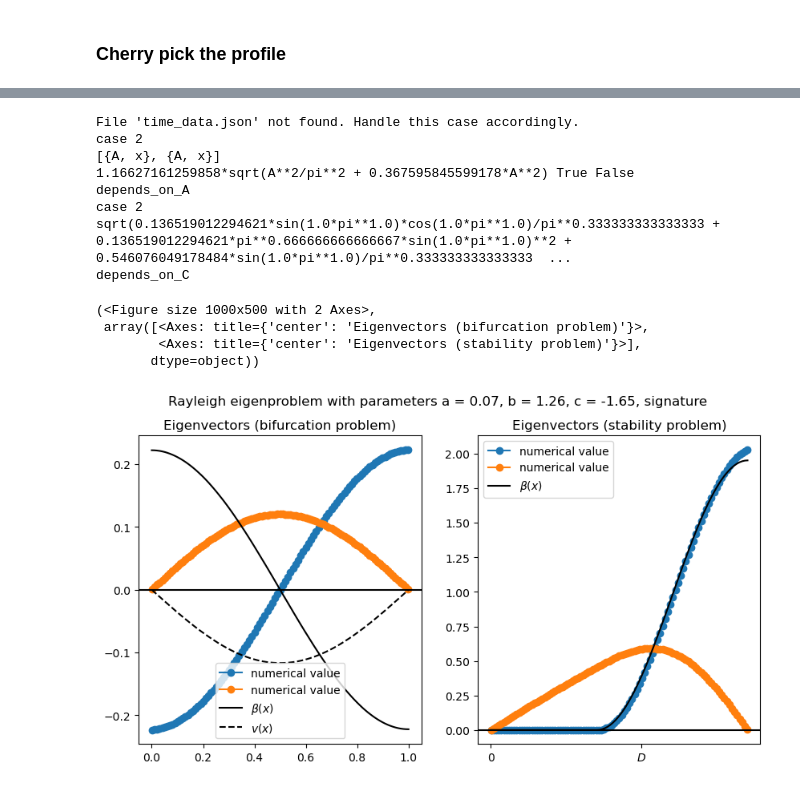
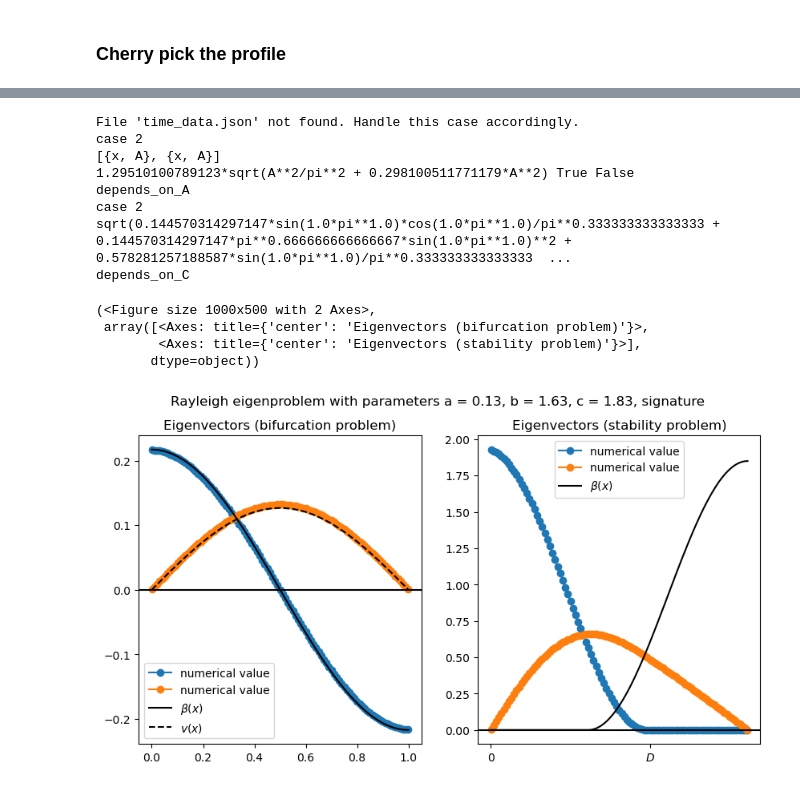
Before and after one commit to kumiori/irrevolutions, a Jupyter notebook: playground/nb/JOSS_paper_figures_rayleigh_benchmark.ipynb, the cells around one changed output, grey strips where cells are left out. Cells and saved outputs as stored; diff of their text form; code cells hidden in the pictures.

Commit message:
moving Rayleigh to playground, remove hardcoded sigs, and minor

```diff
--- a/playground/nb/JOSS_paper_figures_rayleigh_benchmark.ipynb
+++ b/playground/nb/JOSS_paper_figures_rayleigh_benchmark.ipynb
@@ -187,6 +188,2 @@ def solve_eigenspace_vector(parameters, idx = 0):
 # %% [output]
 fd270a2cea62d7b0546f0d9f12189e39
-# %%
-experiment = '../../test/output/rayleigh-benchmark/MPI-1/fd270a2cea62d7b0546f0d9f12189e39'
-
-params, data, signature = pp.load_data(experiment)
@@ -194,0 +190,17 @@ File 'time_data.json' not found. Handle this case accordingly.
+# %%
+output_path = "../rayleigh/output/rayleigh-benchmark/MPI-1"
+
+all_folders = [f for f in glob.glob(os.path.join(output_path, "*")) if os.path.isdir(f)]
+
+# Sort by creation time (most recent first)
+all_folders.sort(key=os.path.getmtime, reverse=True)
+
+# Select the most recent folder
+if len(all_folders) > 0:
+    most_recent_folder = all_folders[0]
+    experiment = most_recent_folder
+    print(f"Using the most recent folder: {most_recent_folder}")
+else:
+    raise FileNotFoundError("No folders found in the specified directory.")
+
+params, data, signature = pp.load_data(experiment)
@@ -249,8 +264,8 @@ dirroot =  '/' + os.path.join(*path_components, 'test', 'output', 'rayleigh-benc
 # %%
-for subdir, dirs, files in os.walk(dirroot):
-    if not os.path.isfile(subdir + "/signature.md5"):
-        continue
-    print(subdir)
-    modes_data = np.load(os.path.join(subdir, 'mode_shapes_data.npz'), allow_pickle=True)
-    mode = pp.read_mode_data_from_npz(modes_data, time_step=0, num_modes=1, num_points=-1)
-    params, data, signature = pp.load_data(subdir)
+# for subdir, dirs, files in os.walk(dirroot):
+#     if not os.path.isfile(subdir + "/signature.md5"):
+#         continue
+#     print(subdir)
+#     modes_data = np.load(os.path.join(subdir, 'mode_shapes_data.npz'), allow_pickle=True)
+#     mode = pp.read_mode_data_from_npz(modes_data, time_step=0, num_modes=1, num_points=-1)
+#     params, data, signature = pp.load_data(subdir)
@@ -781,32 +783,32 @@ depends_on_C
 # %%
-experiment = '../../test/output/rayleigh-benchmark-parametric/MPI-1/6f75e27fd2217e6ae3302506d471f903'
+experiment = f'../rayleigh/output/rayleigh-benchmark-parametric/MPI-1/{cherry_pick_signature}'
 
 modes_data = np.load(os.path.join(experiment, 'mode_shapes_data.npz'), allow_pickle=True)
 mode = pp.read_mode_data_from_npz(modes_data, time_step=0, num_modes=1, num_points=10)
 
 params, data, signature = pp.load_data(experiment)
 
 a = params['model']['a']
 b = params['model']['b']
 c = params['model']['c']
 
 parameters = {"a": a, "b": b, "c": c}
 
 plot_profile_comparison(parameters, mode, idx=[1, 0], reverse=True)
 
 # plt.savefig(os.path.join('../../test/output/rayleigh-benchmark/MPI-1', 'profile_comparison.pdf'), dpi=300)
 # plt.savefig(os.path.join('../../test/output/rayleigh-benchmark/MPI-1', 'profile_comparison.png'), dpi=300)
 # %% [output]
 File 'time_data.json' not found. Handle this case accordingly.
 case 2
-[{A, x}, {A, x}]
-1.16627161259858*sqrt(A**2/pi**2 + 0.367595845599178*A**2) True False
+[{x, A}, {x, A}]
+1.29510100789123*sqrt(A**2/pi**2 + 0.298100511771179*A**2) True False
 depends_on_A
 case 2
-sqrt(0.136519012294621*sin(1.0*pi**1.0)*cos(1.0*pi**1.0)/pi**0.333333333333333 + 0.136519012294621*pi**0.666666666666667*sin(1.0*pi**1.0)**2 + 0.546076049178484*sin(1.0*pi**1.0)/pi**0.333333333333333  ...
+sqrt(0.144570314297147*sin(1.0*pi**1.0)*cos(1.0*pi**1.0)/pi**0.333333333333333 + 0.144570314297147*pi**0.666666666666667*sin(1.0*pi**1.0)**2 + 0.578281257188587*sin(1.0*pi**1.0)/pi**0.333333333333333  ...
 depends_on_C
 (<Figure size 1000x500 with 2 Axes>,
  array([<Axes: title={'center': 'Eigenvectors (bifurcation problem)'}>,
         <Axes: title={'center': 'Eigenvectors (stability problem)'}>],
        dtype=object))
-[figure, old version]
+[figure, new version]
```
Also changed, not shown: parts of 23 cells of this notebook, 3 other files.
